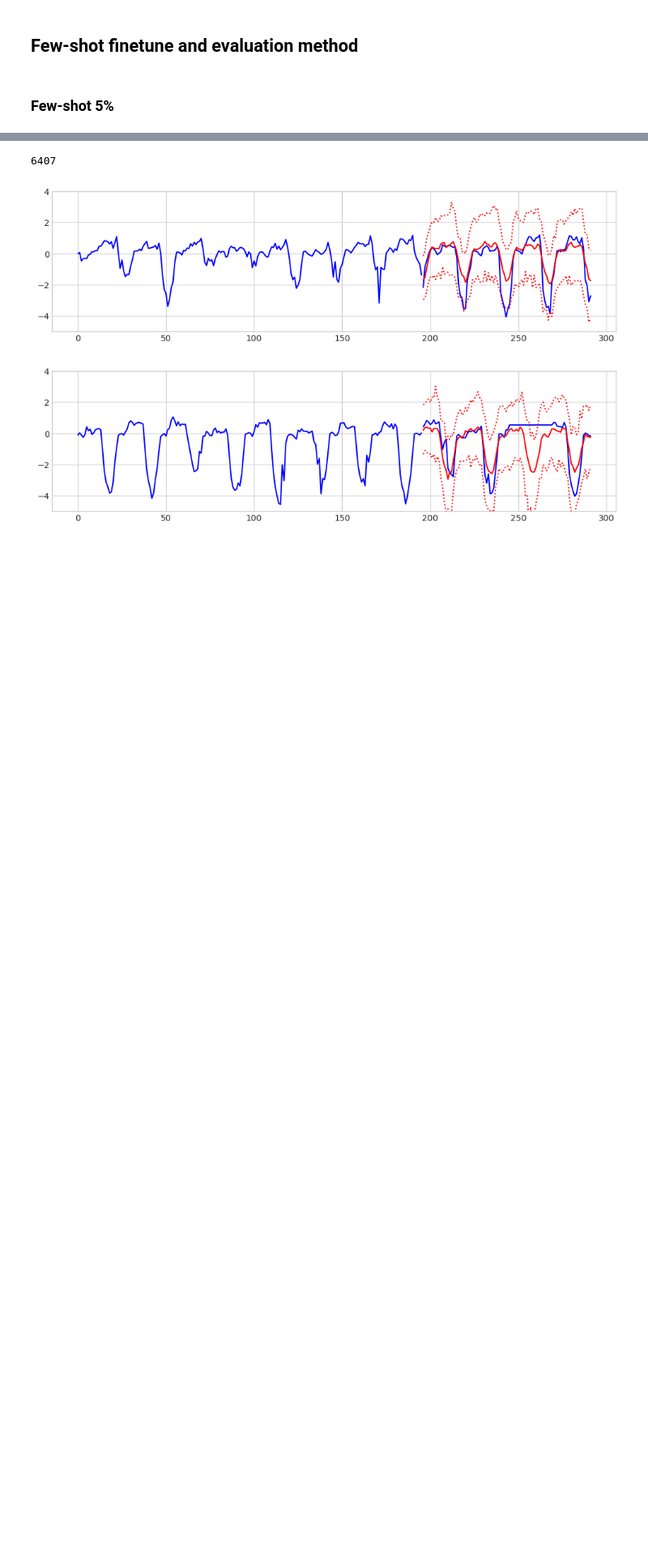
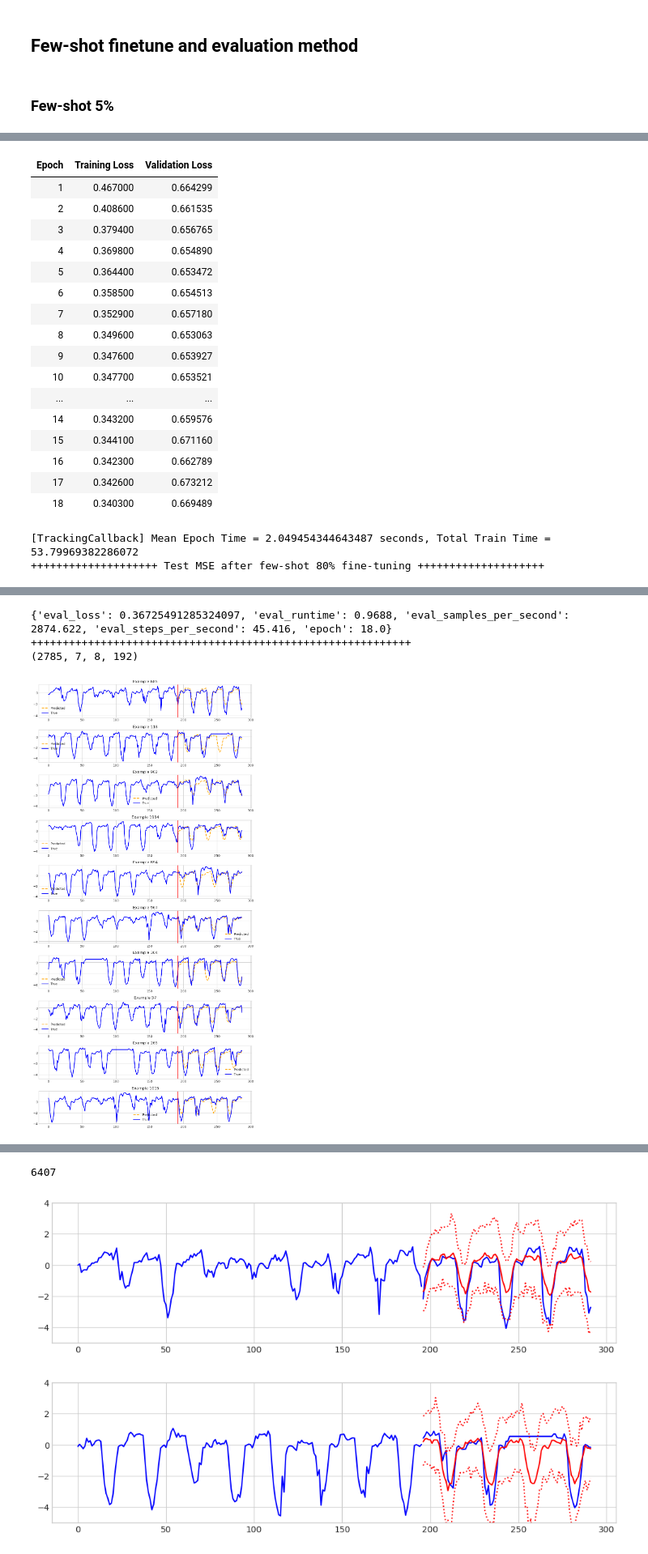
Before and after one commit to kyongmin-yeo/granite-tsfm, a Jupyter notebook: notebooks/hfdemo/ttm_mixture_distribution.ipynb, the cells around one changed output, grey strips where cells are left out. Shown at 81% size. Saved outputs shown, nothing was run; the diff lists cells and outputs as text; code cells hidden in the pictures; blank space fills up the shorter version.

```diff
--- a/notebooks/hfdemo/ttm_mixture_distribution.ipynb
+++ b/notebooks/hfdemo/ttm_mixture_distribution.ipynb
@@ -285,7 +284,8 @@ def fewshot_finetune_eval(
         learning_rate=learning_rate,
         num_train_epochs=num_epochs,
         do_eval=True,
-        evaluation_strategy="epoch",
+        #evaluation_strategy="epoch",
+        eval_strategy="epoch",
         per_device_train_batch_size=batch_size,
         per_device_eval_batch_size=batch_size,
         dataloader_num_workers=8,
@@ -379,0 +369,12 @@ fewshot_finetune_eval(
+# %%
+fewshot_percent=80
+
+fewshot_finetune_eval(
+    dataset_name=TARGET_DATASET,
+    context_length=CONTEXT_LENGTH,
+    forecast_length=PREDICTION_LENGTH,
+    batch_size=64,
+    fewshot_percent=fewshot_percent,
+    learning_rate=0.001,
+)
+# %% [output]
@@ -379,0 +389,19 @@ fewshot_finetune_eval(
+| Epoch | Training Loss | Validation Loss |
+| 1 | 0.467000 | 0.664299 |
+| 2 | 0.408600 | 0.661535 |
+| 3 | 0.379400 | 0.656765 |
+| 4 | 0.369800 | 0.654890 |
+| 5 | 0.364400 | 0.653472 |
+| 6 | 0.358500 | 0.654513 |
+| 7 | 0.352900 | 0.657180 |
+| 8 | 0.349600 | 0.653063 |
+| 9 | 0.347600 | 0.653927 |
+| 10 | 0.347700 | 0.653521 |
+| ... | ... | ... |
+| 14 | 0.343200 | 0.659576 |
+| 15 | 0.344100 | 0.671160 |
+| 16 | 0.342300 | 0.662789 |
+| 17 | 0.342600 | 0.673212 |
+| 18 | 0.340300 | 0.669489 |
+[TrackingCallback] Mean Epoch Time = 2.049454344643487 seconds, Total Train Time = 53.79969382286072
+++++++++++++++++++++ Test MSE after few-shot 80% fine-tuning ++++++++++++++++++++
@@ -380,3 +409,7 @@ fewshot_finetune_eval(
+{'eval_loss': 0.36725491285324097, 'eval_runtime': 0.9688, 'eval_samples_per_second': 2874.622, 'eval_steps_per_second': 45.416, 'epoch': 18.0}
+++++++++++++++++++++++++++++++++++++++++++++++++++++++++++++
+(2785, 7, 8, 192)
+[figure, added]
 # %%
 fewshot_percent=80
 model = \
```
Also changed, not shown: parts of 4 cells of this notebook.
